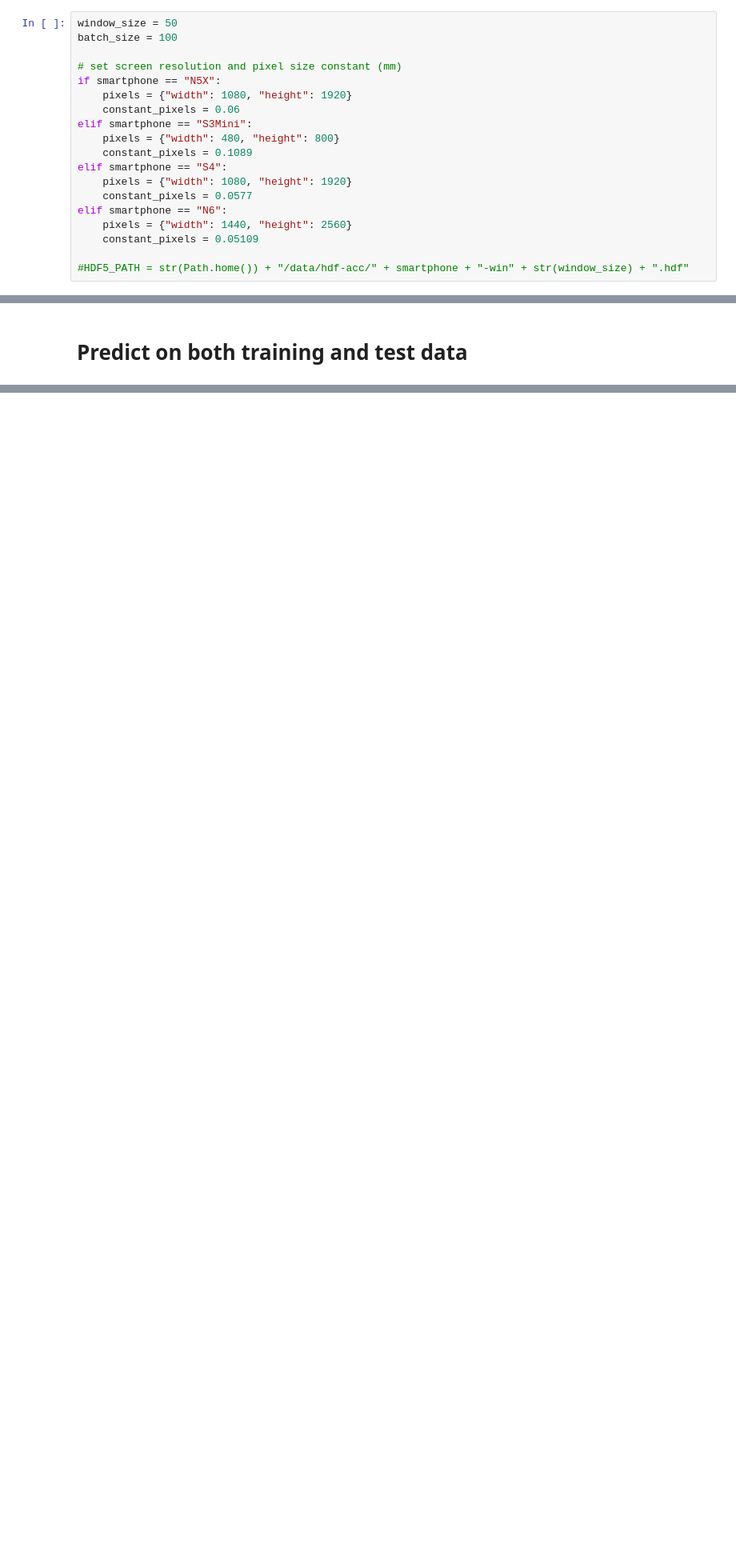
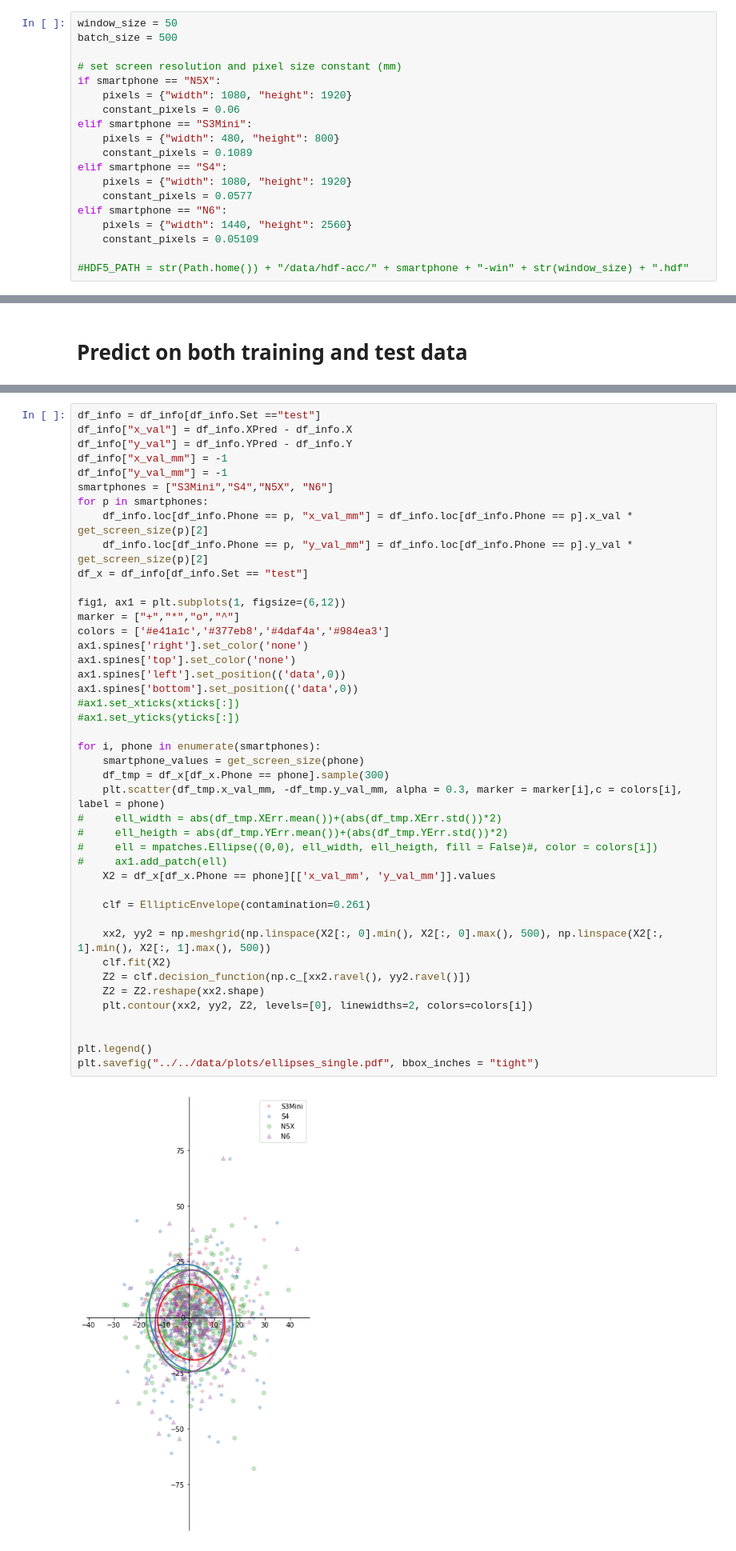
Before and after one commit to Stunkymonkey/fapra-imu, a Jupyter notebook: keras/03_model-predict.ipynb, the cells around one changed output, grey strips where cells are left out. Shown at 80% size. Cells and saved outputs as stored; diff of their text form; blank space fills up the shorter version.

```diff
--- a/keras/03_model-predict.ipynb
+++ b/keras/03_model-predict.ipynb
@@ -86,6 +87,6 @@ test_y = dfTest[['XTouch', 'YTouch']].values
 # %%
 window_size = 50
-batch_size = 100
+batch_size = 500
 
 # set screen resolution and pixel size constant (mm)
 if smartphone == "N5X":
@@ -414,0 +427,45 @@ Wall time: 5.26 s
+# %%
+df_info = df_info[df_info.Set =="test"]
+df_info["x_val"] = df_info.XPred - df_info.X
+df_info["y_val"] = df_info.YPred - df_info.Y
+df_info["x_val_mm"] = -1
+df_info["y_val_mm"] = -1
+smartphones = ["S3Mini","S4","N5X", "N6"]
+for p in smartphones:
+    df_info.loc[df_info.Phone == p, "x_val_mm"] = df_info.loc[df_info.Phone == p].x_val * get_screen_size(p)[2]
+    df_info.loc[df_info.Phone == p, "y_val_mm"] = df_info.loc[df_info.Phone == p].y_val * get_screen_size(p)[2]
+df_x = df_info[df_info.Set == "test"]
+
+fig1, ax1 = plt.subplots(1, figsize=(6,12))
+marker = ["+","*","o","^"]
+colors = ['#e41a1c','#377eb8','#4daf4a','#984ea3']
+ax1.spines['right'].set_color('none')
+ax1.spines['top'].set_color('none')
+ax1.spines['left'].set_position(('data',0))
+ax1.spines['bottom'].set_position(('data',0))
+#ax1.set_xticks(xticks[:])
+#ax1.set_yticks(yticks[:])
+
+for i, phone in enumerate(smartphones):
+    smartphone_values = get_screen_size(phone)
+    df_tmp = df_x[df_x.Phone == phone].sample(300)
+    plt.scatter(df_tmp.x_val_mm, -df_tmp.y_val_mm, alpha = 0.3, marker = marker[i],c = colors[i], label = phone)
+#     ell_width = abs(df_tmp.XErr.mean())+(abs(df_tmp.XErr.std())*2)
+#     ell_heigth = abs(df_tmp.YErr.mean())+(abs(df_tmp.YErr.std())*2)
+#     ell = mpatches.Ellipse((0,0), ell_width, ell_heigth, fill = False)#, color = colors[i])
+#     ax1.add_patch(ell)
+    X2 = df_x[df_x.Phone == phone][['x_val_mm', 'y_val_mm']].values
+
+    clf = EllipticEnvelope(contamination=0.261)
+
+    xx2, yy2 = np.meshgrid(np.linspace(X2[:, 0].min(), X2[:, 0].max(), 500), np.linspace(X2[:, 1].min(), X2[:, 1].max(), 500))
+    clf.fit(X2)
+    Z2 = clf.decision_function(np.c_[xx2.ravel(), yy2.ravel()])
+    Z2 = Z2.reshape(xx2.shape)
+    plt.contour(xx2, yy2, Z2, levels=[0], linewidths=2, colors=colors[i])
+
+
+plt.legend()
+plt.savefig("../../data/plots/ellipses_single.pdf", bbox_inches = "tight")
+# %% [output]
+[figure, added]
```
Also changed, not shown: parts of 36 cells of this notebook, 7 other files.
